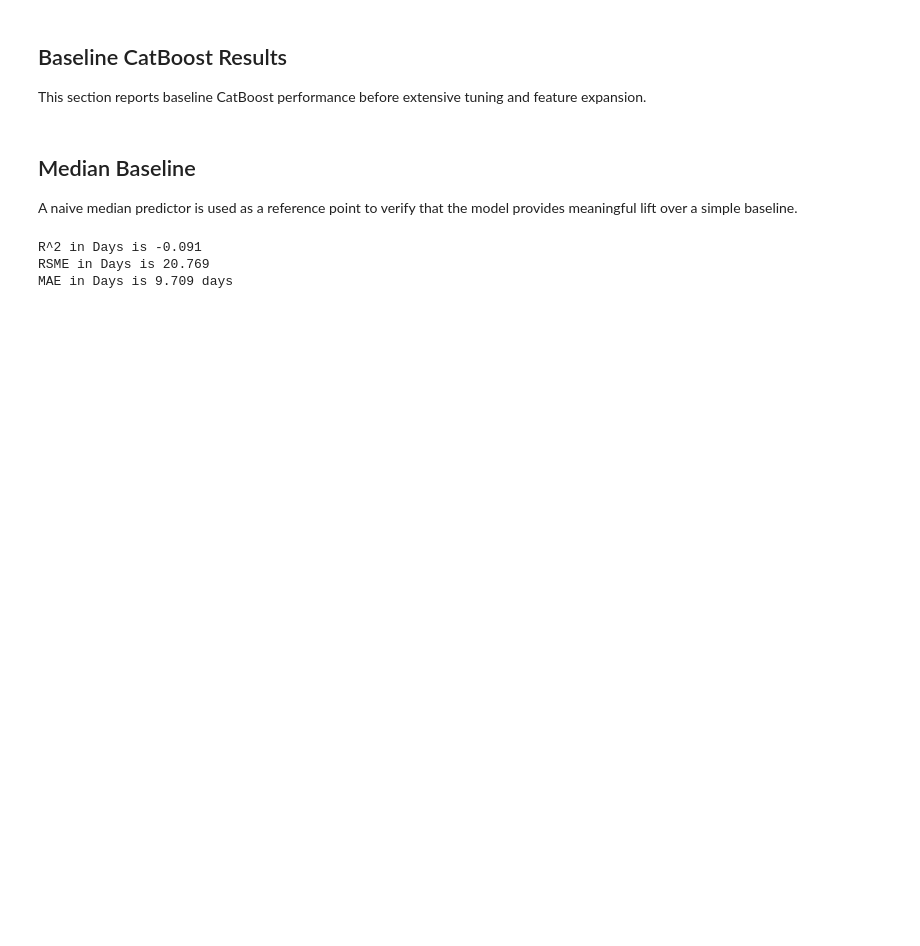
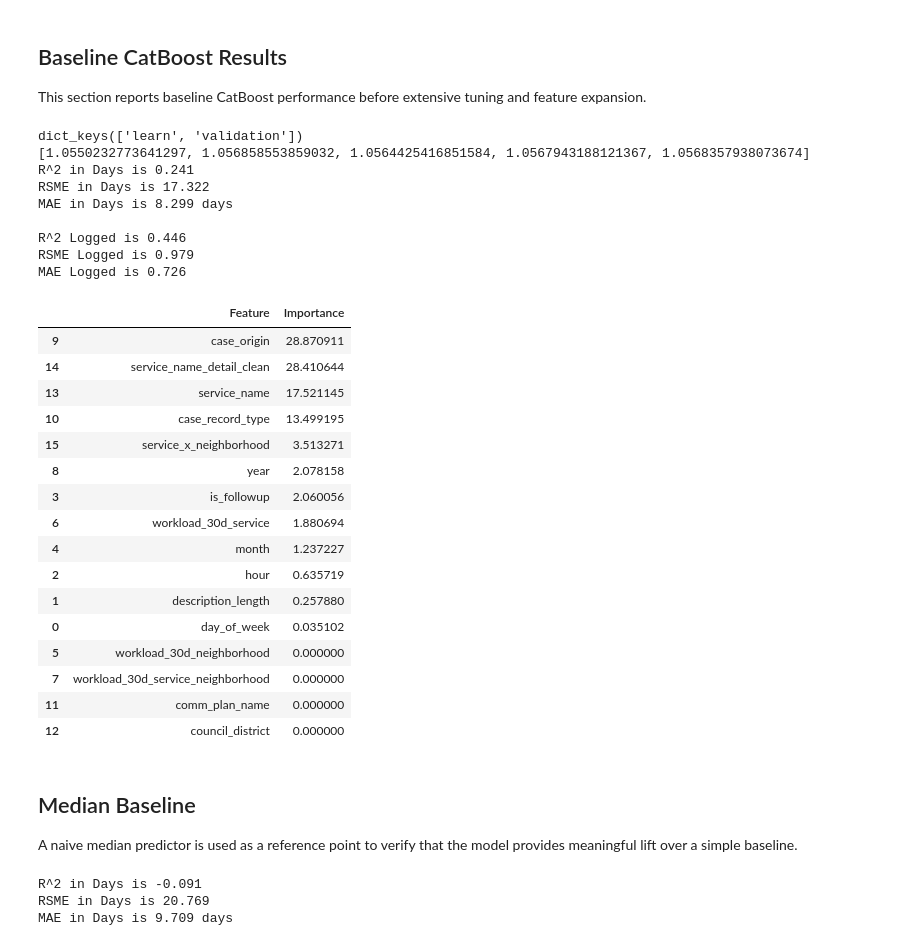
Before and after one commit to 11Cpss/San_Diego_311_Get_it_Done, a Jupyter notebook: 04_improve_model.ipynb, the cells around one changed output. Saved outputs shown, nothing was run; the diff lists cells and outputs as text; code cells hidden in the pictures; blank space fills up the shorter version.

```diff
--- a/04_improve_model.ipynb
+++ b/04_improve_model.ipynb
@@ -423,6 +422,75 @@ Shrink model to first 55 iterations.
 ## Baseline CatBoost Results
 
 This section reports baseline CatBoost performance before extensive tuning and feature expansion.
+# %%
+from sklearn.metrics import mean_absolute_error, mean_squared_error, r2_score
+
+evals = cat_model.get_evals_result()
+print(evals.keys())
+print(evals['validation']['RMSE'][-5:])
+
+true_log = y_test.values
+
+pred_days = np.expm1(results_log)
+true_days = np.expm1(true_log)
+## Day results
+
+r2_days = r2_score(true_days, pred_days)
+rmse_days = np.sqrt(mean_squared_error(true_days, pred_days))
+mae_days = mean_absolute_error(true_days, pred_days)
+
+##log results
+r2_log = r2_score(true_log, results_log)
+rmse_log = np.sqrt(mean_squared_error(true_log, results_log))
+mae_log = mean_absolute_error(true_log, results_log)
+
+print(f"R^2 in Days is {np.round(r2_days, 3)}")
+print(f"RSME in Days is {np.round(rmse_days, 3)}")
+print(f"MAE in Days is {np.round(mae_days, 3)} days")
+print()
+print(f"R^2 Logged is {np.round(r2_log, 3)}")
+print(f"RSME Logged is {np.round(rmse_log, 3)}")
+print(f"MAE Logged is {np.round(mae_log, 3)}")
+print()
+residuals = pred_days - true_days
+print('Mean residual:', residuals.mean())
+print('% underpredicted:', (residuals < 0).mean())
+print('% overpredicted:', (residuals > 0).mean())
+
+
+# returns a list of important features aligned to the training feature order
+# so we will put it in a dataframe with it to see the ranking
+feature_importance = cat_model.get_feature_importance()
+
+feature_ranking = pd.DataFrame({"Feature":X_train.columns, "Importance":feature_importance}).sort_values('Importance', ascending=False)
+feature_ranking
+# %% [output]
+dict_keys(['learn', 'validation'])
+[1.0550232773641297, 1.056858553859032, 1.0564425416851584, 1.0567943188121367, 1.0568357938073674]
+R^2 in Days is 0.241
+RSME in Days is 17.322
+MAE in Days is 8.299 days
+
+R^2 Logged is 0.446
+RSME Logged is 0.979
+MAE Logged is 0.726
+|  | Feature | Importance |
+| 9 | case_origin | 28.870911 |
+| 14 | service_name_detail_clean | 28.410644 |
+| 13 | service_name | 17.521145 |
+| 10 | case_record_type | 13.499195 |
+| 15 | service_x_neighborhood | 3.513271 |
+| 8 | year | 2.078158 |
+| 3 | is_followup | 2.060056 |
+| 6 | workload_30d_service | 1.880694 |
+| 4 | month | 1.237227 |
+| 2 | hour | 0.635719 |
+| 1 | description_length | 0.257880 |
+| 0 | day_of_week | 0.035102 |
+| 5 | workload_30d_neighborhood | 0.000000 |
+| 7 | workload_30d_service_neighborhood | 0.000000 |
+| 11 | comm_plan_name | 0.000000 |
+| 12 | council_district | 0.000000 |
 # %% [markdown]
 ## Median Baseline
 
```
Also changed, not shown: parts of 9 cells of this notebook.
